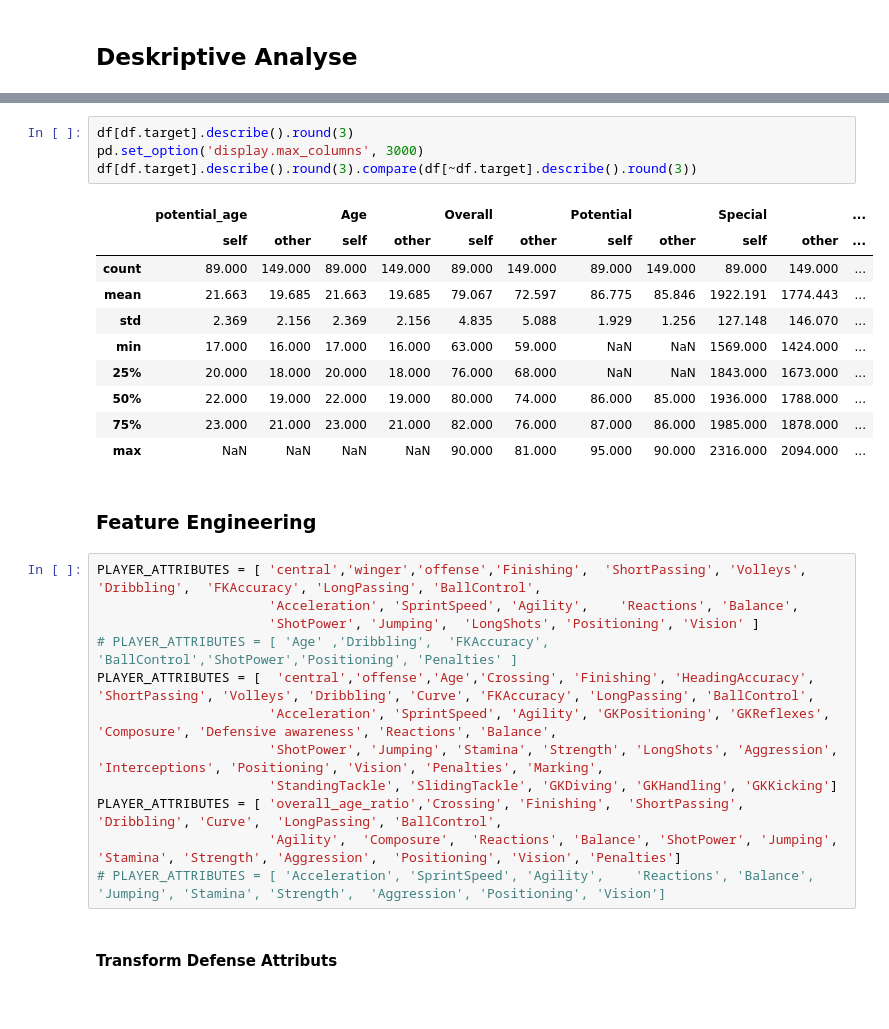
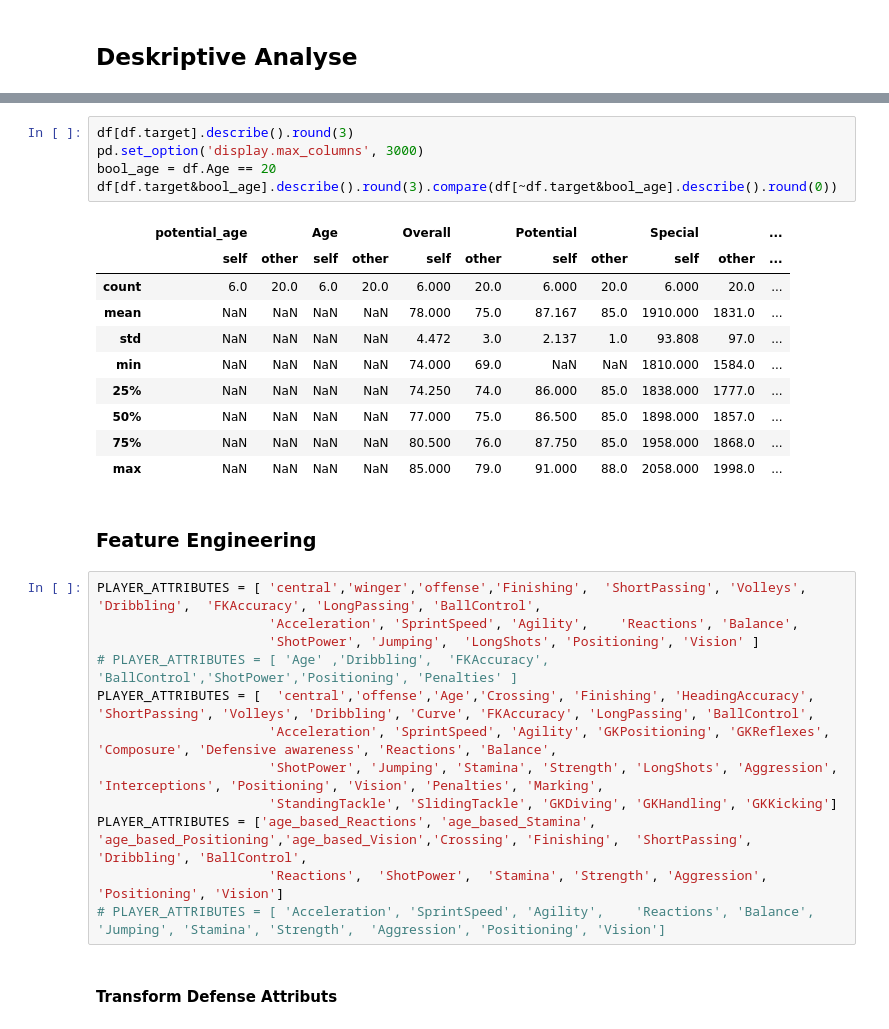
Before and after one commit to robb1302/statsfaction, a Jupyter notebook: scripts/sport_analytics/model/what was his name again.ipynb, the cells around one changed output, grey strips where cells are left out. Saved outputs shown, nothing was run; the diff lists cells and outputs as text.

```diff
--- a/scripts/sport_analytics/model/what was his name again.ipynb
+++ b/scripts/sport_analytics/model/what was his name again.ipynb
@@ -161,18 +181,19 @@ Name: target, dtype: float64
 # %%
 df[df.target].describe().round(3)
 pd.set_option('display.max_columns', 3000)
-df[df.target].describe().round(3).compare(df[~df.target].describe().round(3))
+bool_age = df.Age == 20
+df[df.target&bool_age].describe().round(3).compare(df[~df.target&bool_age].describe().round(0))
 # %% [output]
 |  | potential_age |  | Age |  | Overall |  | Potential |  | Special |  | ... |
 |  | self | other | self | other | self | other | self | other | self | other | ... |
-| count | 89.000 | 149.000 | 89.000 | 149.000 | 89.000 | 149.000 | 89.000 | 149.000 | 89.000 | 149.000 | ... |
-| mean | 21.663 | 19.685 | 21.663 | 19.685 | 79.067 | 72.597 | 86.775 | 85.846 | 1922.191 | 1774.443 | ... |
-| std | 2.369 | 2.156 | 2.369 | 2.156 | 4.835 | 5.088 | 1.929 | 1.256 | 127.148 | 146.070 | ... |
-| min | 17.000 | 16.000 | 17.000 | 16.000 | 63.000 | 59.000 | NaN | NaN | 1569.000 | 1424.000 | ... |
-| 25% | 20.000 | 18.000 | 20.000 | 18.000 | 76.000 | 68.000 | NaN | NaN | 1843.000 | 1673.000 | ... |
-| 50% | 22.000 | 19.000 | 22.000 | 19.000 | 80.000 | 74.000 | 86.000 | 85.000 | 1936.000 | 1788.000 | ... |
-| 75% | 23.000 | 21.000 | 23.000 | 21.000 | 82.000 | 76.000 | 87.000 | 86.000 | 1985.000 | 1878.000 | ... |
-| max | NaN | NaN | NaN | NaN | 90.000 | 81.000 | 95.000 | 90.000 | 2316.000 | 2094.000 | ... |
+| count | 6.0 | 20.0 | 6.0 | 20.0 | 6.000 | 20.0 | 6.000 | 20.0 | 6.000 | 20.0 | ... |
+| mean | NaN | NaN | NaN | NaN | 78.000 | 75.0 | 87.167 | 85.0 | 1910.000 | 1831.0 | ... |
+| std | NaN | NaN | NaN | NaN | 4.472 | 3.0 | 2.137 | 1.0 | 93.808 | 97.0 | ... |
+| min | NaN | NaN | NaN | NaN | 74.000 | 69.0 | NaN | NaN | 1810.000 | 1584.0 | ... |
+| 25% | NaN | NaN | NaN | NaN | 74.250 | 74.0 | 86.000 | 85.0 | 1838.000 | 1777.0 | ... |
+| 50% | NaN | NaN | NaN | NaN | 77.000 | 75.0 | 86.500 | 85.0 | 1898.000 | 1857.0 | ... |
+| 75% | NaN | NaN | NaN | NaN | 80.500 | 76.0 | 87.750 | 85.0 | 1958.000 | 1868.0 | ... |
+| max | NaN | NaN | NaN | NaN | 85.000 | 79.0 | 91.000 | 88.0 | 2058.000 | 1998.0 | ... |
 # %% [markdown]
 ###  Feature Engineering
 # %%
@@ -184,8 +205,8 @@ PLAYER_ATTRIBUTES = [  'central','offense','Age','Crossing', 'Finishing', 'Headi
                       'Acceleration', 'SprintSpeed', 'Agility', 'GKPositioning', 'GKReflexes', 'Composure', 'Defensive awareness', 'Reactions', 'Balance',
                       'ShotPower', 'Jumping', 'Stamina', 'Strength', 'LongShots', 'Aggression', 'Interceptions', 'Positioning', 'Vision', 'Penalties', 'Marking',
                       'StandingTackle', 'SlidingTackle', 'GKDiving', 'GKHandling', 'GKKicking']
-PLAYER_ATTRIBUTES = [ 'overall_age_ratio','Crossing', 'Finishing',  'ShortPassing',  'Dribbling', 'Curve',  'LongPassing', 'BallControl',
-                      'Agility',  'Composure',  'Reactions', 'Balance', 'ShotPower', 'Jumping', 'Stamina', 'Strength', 'Aggression',  'Positioning', 'Vision', 'Penalties']
+PLAYER_ATTRIBUTES = ['age_based_Reactions', 'age_based_Stamina', 'age_based_Positioning','age_based_Vision','Crossing', 'Finishing',  'ShortPassing',  'Dribbling', 'BallControl',
+                      'Reactions',  'ShotPower',  'Stamina', 'Strength', 'Aggression',  'Positioning', 'Vision']
 # PLAYER_ATTRIBUTES = [ 'Acceleration', 'SprintSpeed', 'Agility',    'Reactions', 'Balance',  'Jumping', 'Stamina', 'Strength',  'Aggression', 'Positioning', 'Vision']
 # %% [markdown]
 #### Transform Defense Attributs
```
Also changed, not shown: parts of 18 cells of this notebook, 1 other file.
